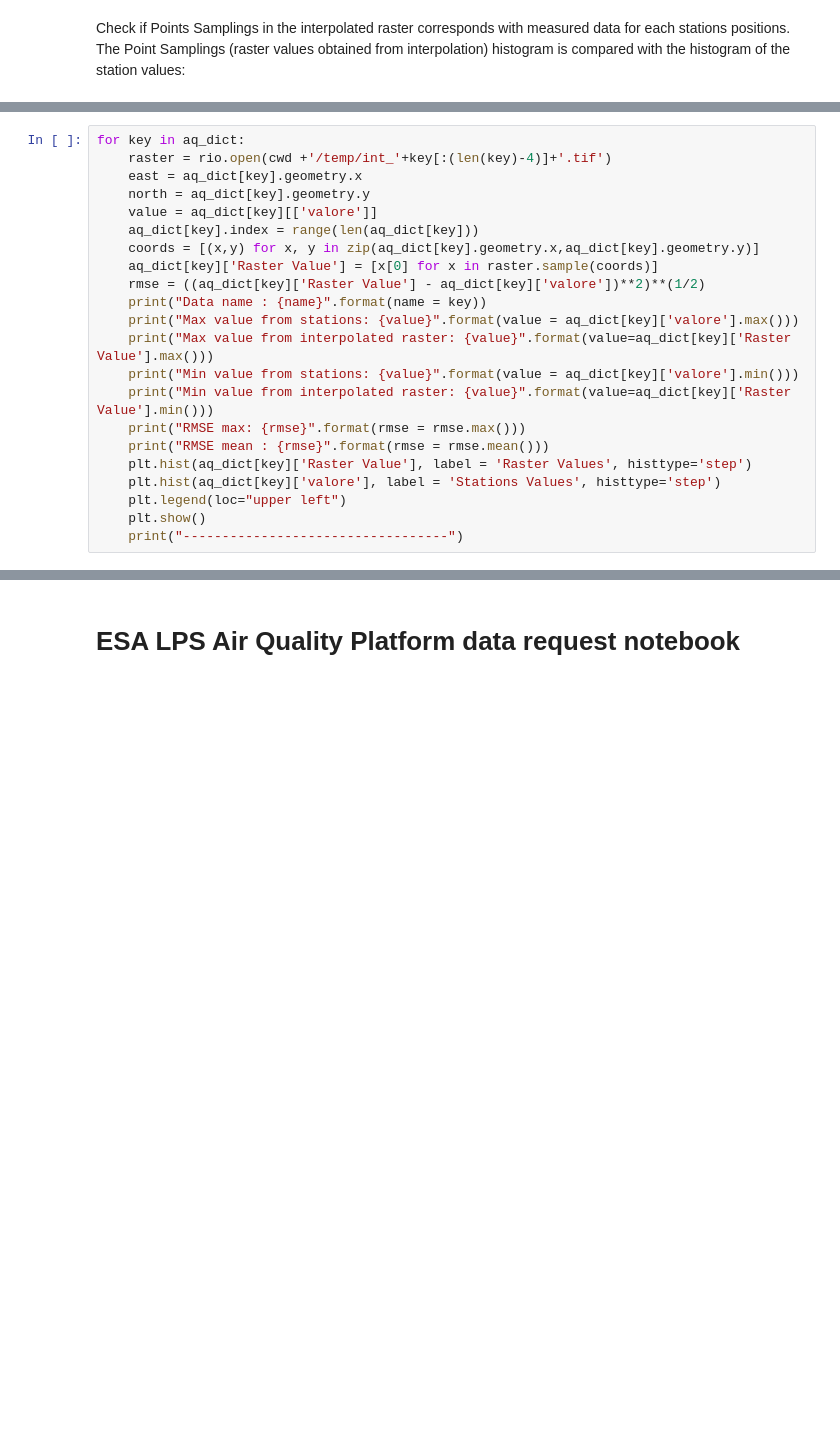
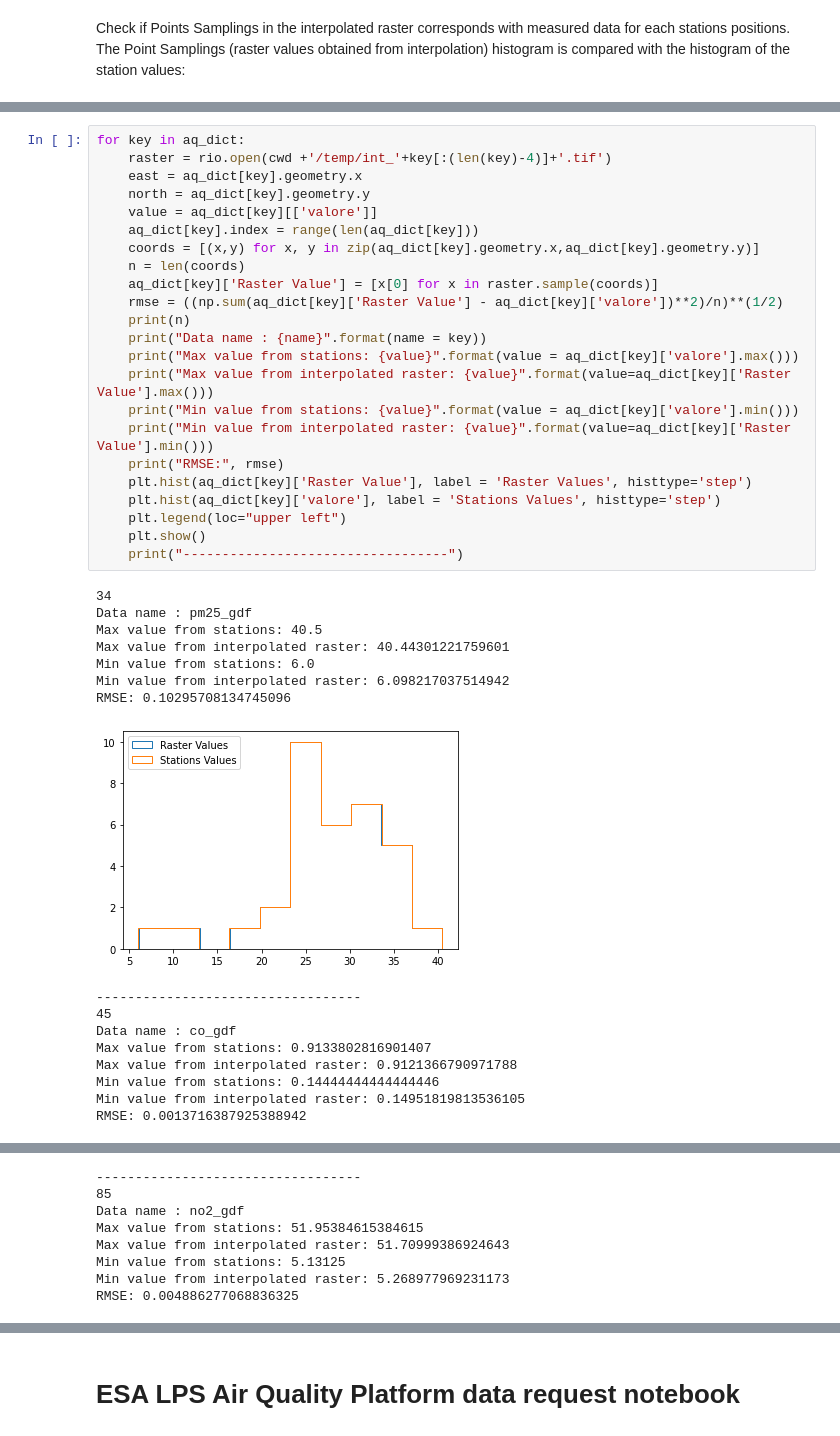
Before and after one commit to gisgeolab/D-DUST, a Jupyter notebook: Ground Sensor Variables Request .ipynb, the cells around one changed output, grey strips where cells are left out. Saved outputs shown, nothing was run; the diff lists cells and outputs as text; blank space fills up the shorter version.

```diff
--- a/Ground Sensor Variables Request .ipynb
+++ b/Ground Sensor Variables Request .ipynb
@@ -560,22 +640,40 @@ Check if Points Samplings in the interpolated raster corresponds with measured d
 # %%
 for key in aq_dict:
     raster = rio.open(cwd +'/temp/int_'+key[:(len(key)-4)]+'.tif')
     east = aq_dict[key].geometry.x
     north = aq_dict[key].geometry.y
     value = aq_dict[key][['valore']]
     aq_dict[key].index = range(len(aq_dict[key]))
     coords = [(x,y) for x, y in zip(aq_dict[key].geometry.x,aq_dict[key].geometry.y)]
+    n = len(coords)
     aq_dict[key]['Raster Value'] = [x[0] for x in raster.sample(coords)]
-    rmse = ((aq_dict[key]['Raster Value'] - aq_dict[key]['valore'])**2)**(1/2)
+    rmse = ((np.sum(aq_dict[key]['Raster Value'] - aq_dict[key]['valore'])**2)/n)**(1/2)
+    print(n)
     print("Data name : {name}".format(name = key))
     print("Max value from stations: {value}".format(value = aq_dict[key]['valore'].max()))
     print("Max value from interpolated raster: {value}".format(value=aq_dict[key]['Raster Value'].max()))
     print("Min value from stations: {value}".format(value = aq_dict[key]['valore'].min()))
     print("Min value from interpolated raster: {value}".format(value=aq_dict[key]['Raster Value'].min()))
-    print("RMSE max: {rmse}".format(rmse = rmse.max()))
-    print("RMSE mean : {rmse}".format(rmse = rmse.mean()))
+    print("RMSE:", rmse)
     plt.hist(aq_dict[key]['Raster Value'], label = 'Raster Values', histtype='step')
     plt.hist(aq_dict[key]['valore'], label = 'Stations Values', histtype='step')
     plt.legend(loc="upper left")
     plt.show()
     print("----------------------------------")
+# %% [output]
+34
+Data name : pm25_gdf
+Max value from stations: 40.5
+Max value from interpolated raster: 40.44301221759601
+Min value from stations: 6.0
+Min value from interpolated raster: 6.098217037514942
+RMSE: 0.10295708134745096
+[figure, added]
+----------------------------------
+45
+Data name : co_gdf
+Max value from stations: 0.9133802816901407
+Max value from interpolated raster: 0.9121366790971788
+Min value from stations: 0.14444444444444446
+Min value from interpolated raster: 0.14951819813536105
+RMSE: 0.0013716387925388942
@@ -581,0 +681,8 @@ for key in aq_dict:
+----------------------------------
+85
+Data name : no2_gdf
+Max value from stations: 51.95384615384615
+Max value from interpolated raster: 51.70999386924643
+Min value from stations: 5.13125
+Min value from interpolated raster: 5.268977969231173
+RMSE: 0.004886277068836325
```
Also changed, not shown: parts of 19 cells of this notebook, 1 other file.
